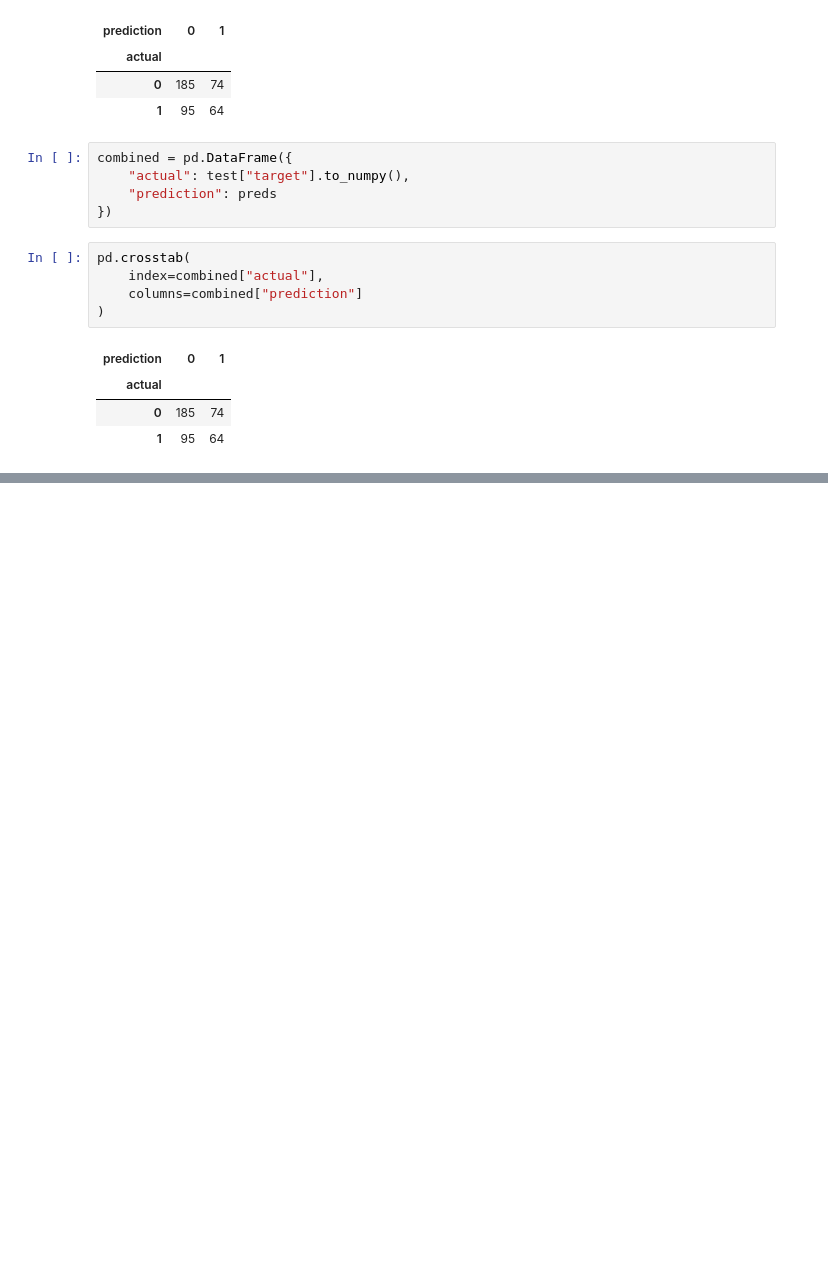
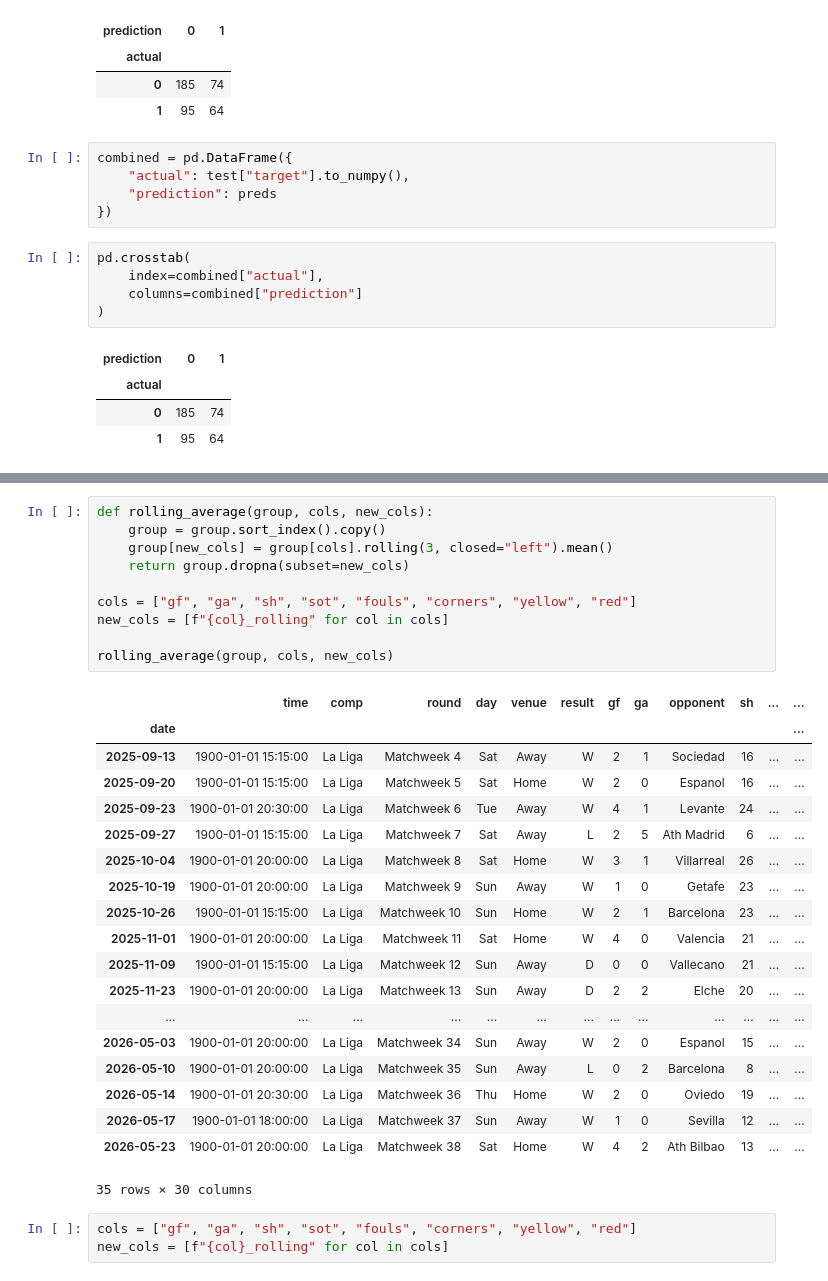
Before and after one commit to mmartinezvaras/MLpartidosPremier, a Jupyter notebook: Partidos.ipynb, the cells around one changed output, grey strips where cells are left out. Cells and saved outputs as stored; diff of their text form; blank space fills up the shorter version.

```diff
--- a/Partidos.ipynb
+++ b/Partidos.ipynb
@@ -250,0 +282,33 @@ pd.crosstab(
+# %%
+def rolling_average(group, cols, new_cols):
+    group = group.sort_index().copy()
+    group[new_cols] = group[cols].rolling(3, closed="left").mean()
+    return group.dropna(subset=new_cols)
+
+cols = ["gf", "ga", "sh", "sot", "fouls", "corners", "yellow", "red"]
+new_cols = [f"{col}_rolling" for col in cols]
+
+rolling_average(group, cols, new_cols)
+# %% [output]
+|  | time | comp | round | day | venue | result | gf | ga | opponent | sh | ... | ... |
+| date |  |  |  |  |  |  |  |  |  |  |  | ... |
+| 2025-09-13 | 1900-01-01 15:15:00 | La Liga | Matchweek 4 | Sat | Away | W | 2 | 1 | Sociedad | 16 | ... | ... |
+| 2025-09-20 | 1900-01-01 15:15:00 | La Liga | Matchweek 5 | Sat | Home | W | 2 | 0 | Espanol | 16 | ... | ... |
+| 2025-09-23 | 1900-01-01 20:30:00 | La Liga | Matchweek 6 | Tue | Away | W | 4 | 1 | Levante | 24 | ... | ... |
+| 2025-09-27 | 1900-01-01 15:15:00 | La Liga | Matchweek 7 | Sat | Away | L | 2 | 5 | Ath Madrid | 6 | ... | ... |
+| 2025-10-04 | 1900-01-01 20:00:00 | La Liga | Matchweek 8 | Sat | Home | W | 3 | 1 | Villarreal | 26 | ... | ... |
+| 2025-10-19 | 1900-01-01 20:00:00 | La Liga | Matchweek 9 | Sun | Away | W | 1 | 0 | Getafe | 23 | ... | ... |
+| 2025-10-26 | 1900-01-01 15:15:00 | La Liga | Matchweek 10 | Sun | Home | W | 2 | 1 | Barcelona | 23 | ... | ... |
+| 2025-11-01 | 1900-01-01 20:00:00 | La Liga | Matchweek 11 | Sat | Home | W | 4 | 0 | Valencia | 21 | ... | ... |
+| 2025-11-09 | 1900-01-01 15:15:00 | La Liga | Matchweek 12 | Sun | Away | D | 0 | 0 | Vallecano | 21 | ... | ... |
+| 2025-11-23 | 1900-01-01 20:00:00 | La Liga | Matchweek 13 | Sun | Away | D | 2 | 2 | Elche | 20 | ... | ... |
+| ... | ... | ... | ... | ... | ... | ... | ... | ... | ... | ... | ... | ... |
+| 2026-05-03 | 1900-01-01 20:00:00 | La Liga | Matchweek 34 | Sun | Away | W | 2 | 0 | Espanol | 15 | ... | ... |
+| 2026-05-10 | 1900-01-01 20:00:00 | La Liga | Matchweek 35 | Sun | Away | L | 0 | 2 | Barcelona | 8 | ... | ... |
+| 2026-05-14 | 1900-01-01 20:30:00 | La Liga | Matchweek 36 | Thu | Home | W | 2 | 0 | Oviedo | 19 | ... | ... |
+| 2026-05-17 | 1900-01-01 18:00:00 | La Liga | Matchweek 37 | Sun | Away | W | 1 | 0 | Sevilla | 12 | ... | ... |
+| 2026-05-23 | 1900-01-01 20:00:00 | La Liga | Matchweek 38 | Sat | Home | W | 4 | 2 | Ath Bilbao | 13 | ... | ... |
+35 rows × 30 columns
+# %%
+cols = ["gf", "ga", "sh", "sot", "fouls", "corners", "yellow", "red"]
+new_cols = [f"{col}_rolling" for col in cols]
```
Also changed, not shown: parts of 6 cells of this notebook.
